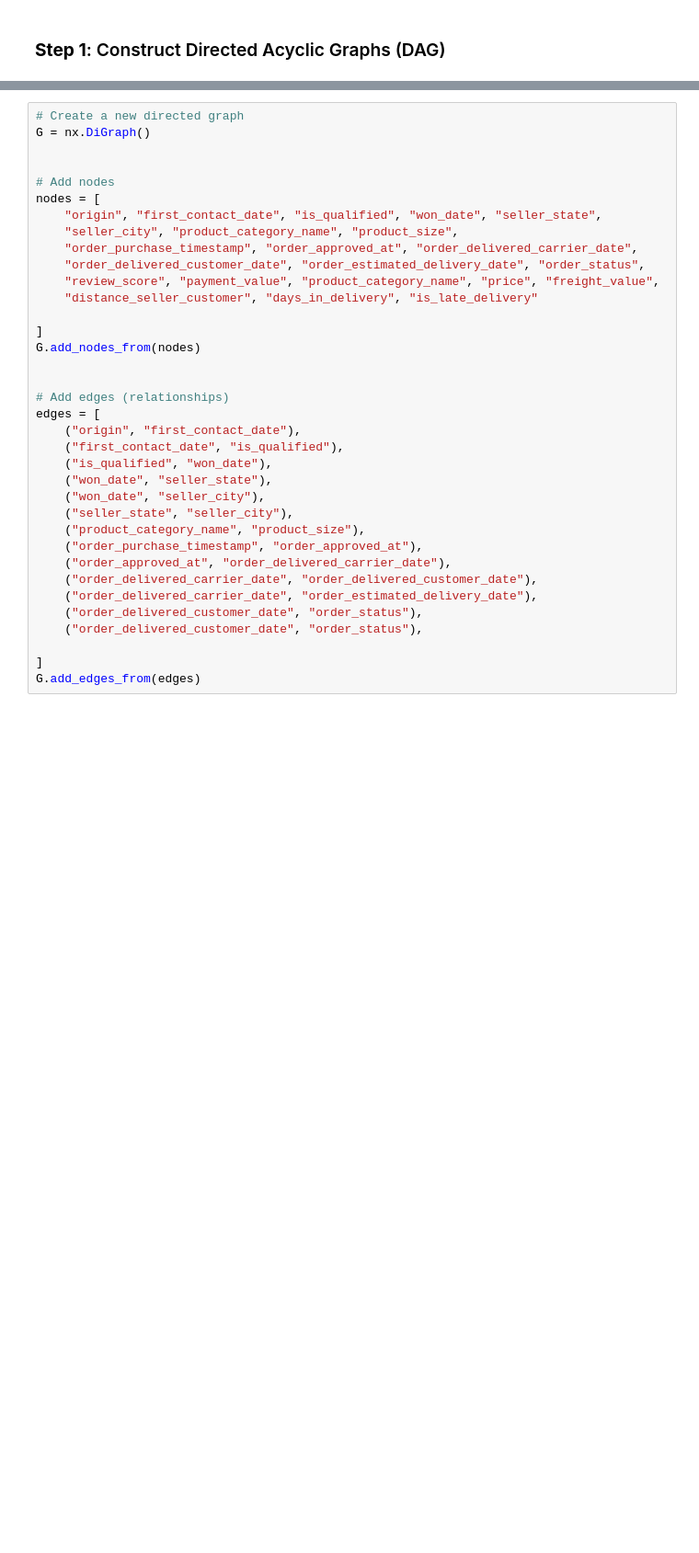
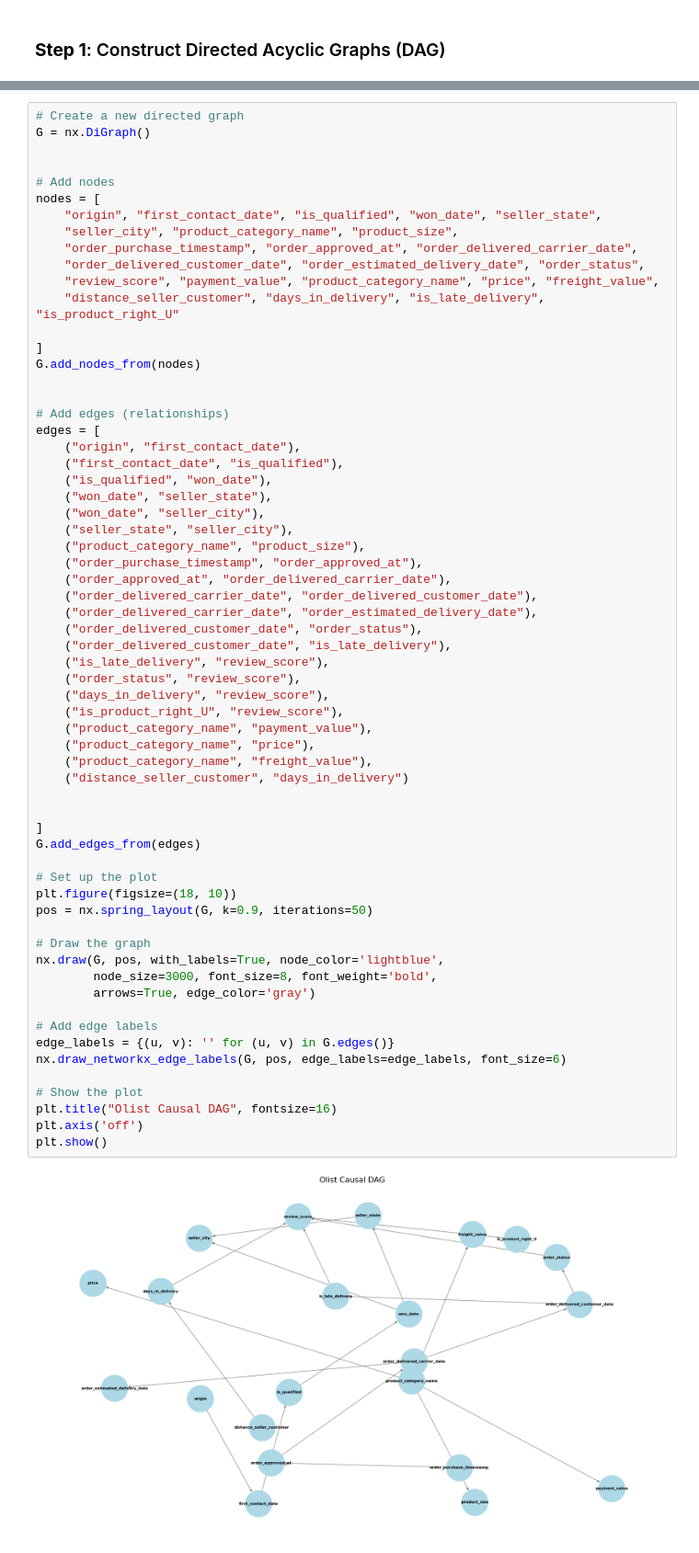
Before and after one commit to menni99/causal-attribution-analysis, a Jupyter notebook: resources/dev/analysis.ipynb, the cells around one changed output, grey strips where cells are left out. Shown at 92% size. Drawn from its saved outputs; the diff is of its cells as text; blank space fills up the shorter version.

```diff
--- a/resources/dev/analysis.ipynb
+++ b/resources/dev/analysis.ipynb
@@ -259,32 +246,61 @@ G = nx.DiGraph()
 
 # Add nodes
 nodes = [
     "origin", "first_contact_date", "is_qualified", "won_date", "seller_state",
     "seller_city", "product_category_name", "product_size",
     "order_purchase_timestamp", "order_approved_at", "order_delivered_carrier_date",
     "order_delivered_customer_date", "order_estimated_delivery_date", "order_status",
     "review_score", "payment_value", "product_category_name", "price", "freight_value",
-    "distance_seller_customer", "days_in_delivery", "is_late_delivery"
+    "distance_seller_customer", "days_in_delivery", "is_late_delivery", "is_product_right_U"
 
 ]
 G.add_nodes_from(nodes)
 
 
 # Add edges (relationships)
 edges = [
     ("origin", "first_contact_date"),
     ("first_contact_date", "is_qualified"),
     ("is_qualified", "won_date"),
     ("won_date", "seller_state"),
     ("won_date", "seller_city"),
     ("seller_state", "seller_city"),
     ("product_category_name", "product_size"),
     ("order_purchase_timestamp", "order_approved_at"),
     ("order_approved_at", "order_delivered_carrier_date"),
     ("order_delivered_carrier_date", "order_delivered_customer_date"),
     ("order_delivered_carrier_date", "order_estimated_delivery_date"),
     ("order_delivered_customer_date", "order_status"),
-    ("order_delivered_customer_date", "order_status"),
+    ("order_delivered_customer_date", "is_late_delivery"),
+    ("is_late_delivery", "review_score"),
+    ("order_status", "review_score"),
+    ("days_in_delivery", "review_score"),
+    ("is_product_right_U", "review_score"),
+    ("product_category_name", "payment_value"),
+    ("product_category_name", "price"),
+    ("product_category_name", "freight_value"),
+    ("distance_seller_customer", "days_in_delivery")
+
 
 ]
 G.add_edges_from(edges)
+
+# Set up the plot
+plt.figure(figsize=(18, 10))
+pos = nx.spring_layout(G, k=0.9, iterations=50)
+
+# Draw the graph
+nx.draw(G, pos, with_labels=True, node_color='lightblue',
+        node_size=3000, font_size=8, font_weight='bold',
+        arrows=True, edge_color='gray')
+
+# Add edge labels
+edge_labels = {(u, v): '' for (u, v) in G.edges()}
+nx.draw_networkx_edge_labels(G, pos, edge_labels=edge_labels, font_size=6)
+
+# Show the plot
+plt.title("Olist Causal DAG", fontsize=16)
+plt.axis('off')
+plt.show()
+# %% [output]
+[figure, added]
```
Also changed, not shown: parts of 7 cells of this notebook.
